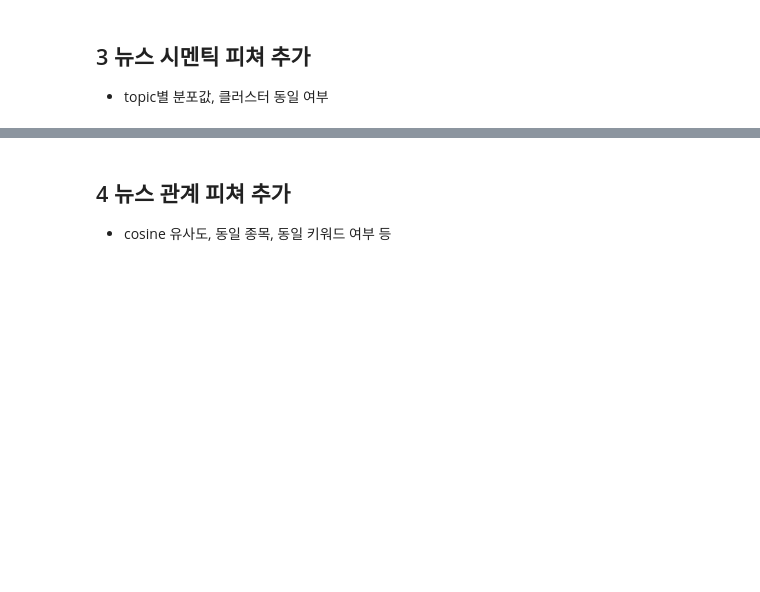
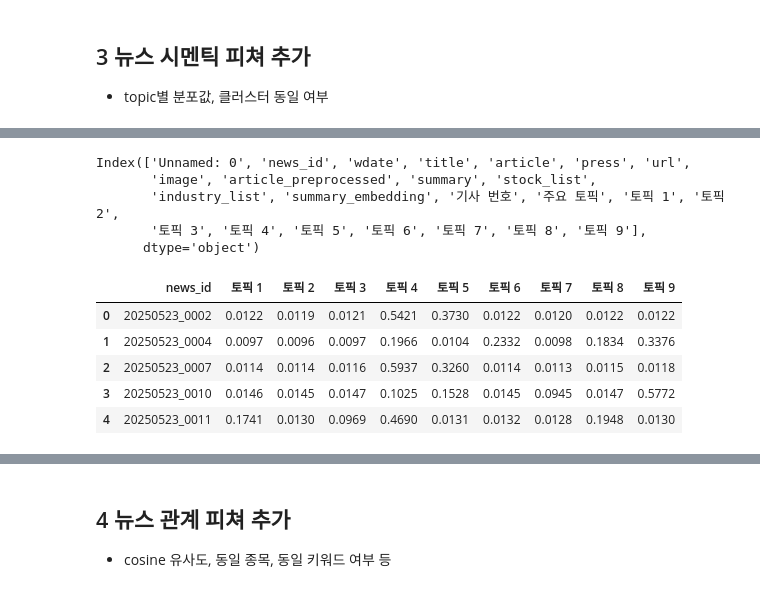
Before and after one commit to choikwangil95/HKToss-MLOps-Project-Final, a Jupyter notebook: eda/kwangil/news_preprocessing.ipynb, the cells around one changed output, grey strips where cells are left out. Saved outputs shown, nothing was run; the diff lists cells and outputs as text; code cells hidden in the pictures; blank space fills up the shorter version.

```diff
--- a/eda/kwangil/news_preprocessing.ipynb
+++ b/eda/kwangil/news_preprocessing.ipynb
@@ -642,0 +786,8 @@ df123.head()
+# %%
+df_topic.columns
+# %% [output]
+Index(['Unnamed: 0', 'news_id', 'wdate', 'title', 'article', 'press', 'url',
+       'image', 'article_preprocessed', 'summary', 'stock_list',
+       'industry_list', 'summary_embedding', '기사 번호', '주요 토픽', '토픽 1', '토픽 2',
+       '토픽 3', '토픽 4', '토픽 5', '토픽 6', '토픽 7', '토픽 8', '토픽 9'],
+      dtype='object')
@@ -642,0 +809,9 @@ df123.head()
+# %%
+df_topic.head()
+# %% [output]
+|  | news_id | 토픽 1 | 토픽 2 | 토픽 3 | 토픽 4 | 토픽 5 | 토픽 6 | 토픽 7 | 토픽 8 | 토픽 9 |
+| 0 | 20250523_0002 | 0.0122 | 0.0119 | 0.0121 | 0.5421 | 0.3730 | 0.0122 | 0.0120 | 0.0122 | 0.0122 |
+| 1 | 20250523_0004 | 0.0097 | 0.0096 | 0.0097 | 0.1966 | 0.0104 | 0.2332 | 0.0098 | 0.1834 | 0.3376 |
+| 2 | 20250523_0007 | 0.0114 | 0.0114 | 0.0116 | 0.5937 | 0.3260 | 0.0114 | 0.0113 | 0.0115 | 0.0118 |
+| 3 | 20250523_0010 | 0.0146 | 0.0145 | 0.0147 | 0.1025 | 0.1528 | 0.0145 | 0.0945 | 0.0147 | 0.5772 |
+| 4 | 20250523_0011 | 0.1741 | 0.0130 | 0.0969 | 0.4690 | 0.0131 | 0.0132 | 0.0128 | 0.1948 | 0.0130 |
```
Also changed, not shown: parts of 21 cells of this notebook, 3 other files.
